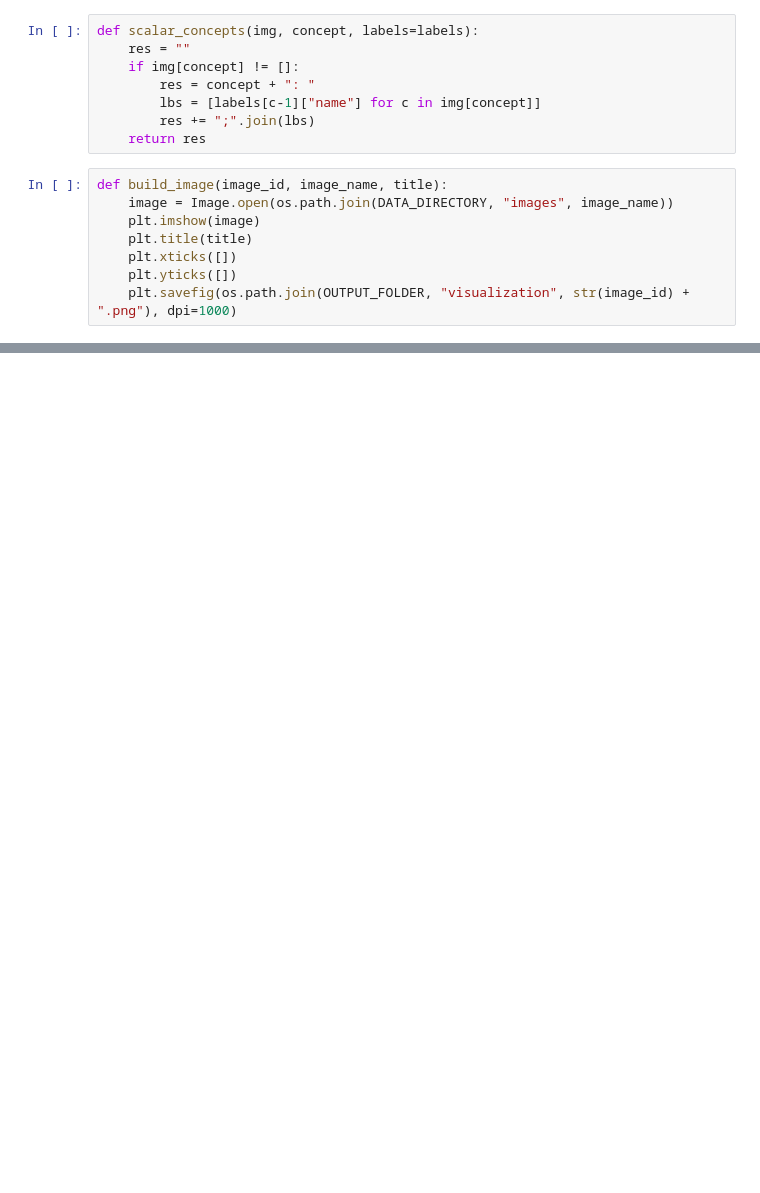
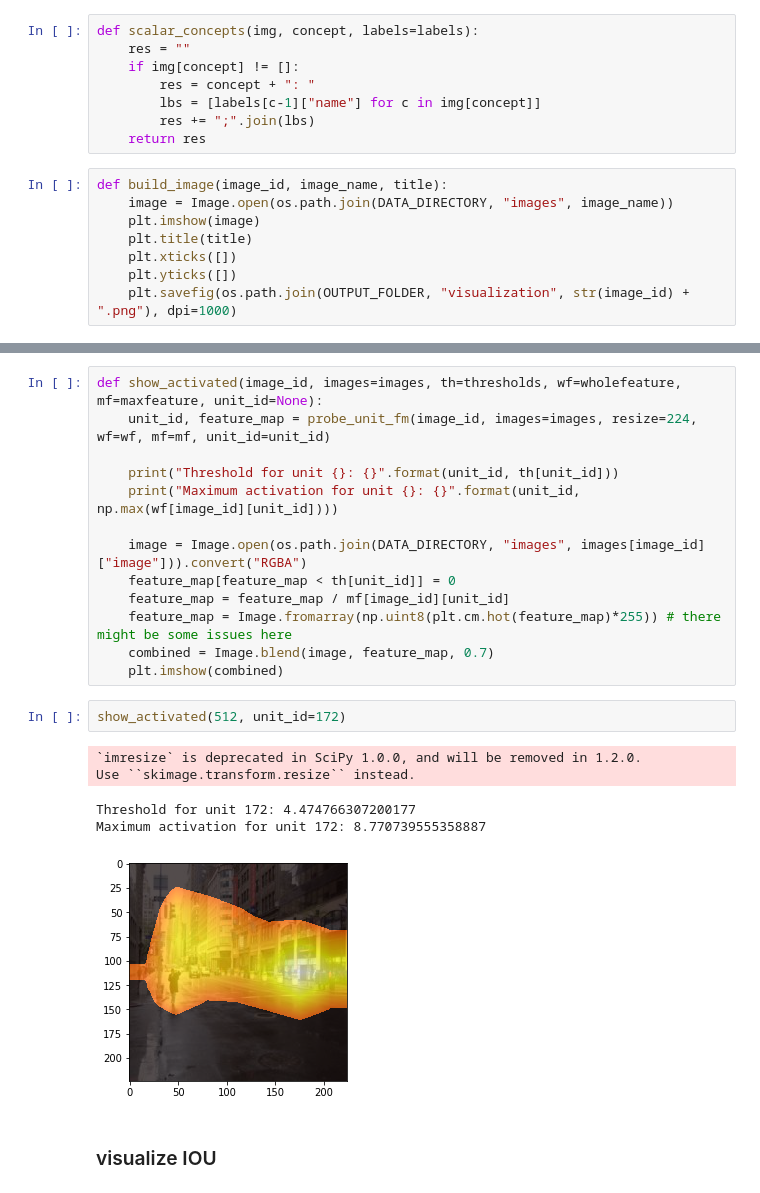
Before and after one commit to LC1905/ENL_NetDissect, a Jupyter notebook: visualization.ipynb, the cells around one changed output, grey strips where cells are left out. Cells and saved outputs as stored; diff of their text form; blank space fills up the shorter version.

```diff
--- a/visualization.ipynb
+++ b/visualization.ipynb
@@ -266,0 +291,23 @@ view
+# %%
+def show_activated(image_id, images=images, th=thresholds, wf=wholefeature, mf=maxfeature, unit_id=None):
+    unit_id, feature_map = probe_unit_fm(image_id, images=images, resize=224, wf=wf, mf=mf, unit_id=unit_id)
+
+    print("Threshold for unit {}: {}".format(unit_id, th[unit_id]))
+    print("Maximum activation for unit {}: {}".format(unit_id, np.max(wf[image_id][unit_id])))
+
+    image = Image.open(os.path.join(DATA_DIRECTORY, "images", images[image_id]["image"])).convert("RGBA")
+    feature_map[feature_map < th[unit_id]] = 0
+    feature_map = feature_map / mf[image_id][unit_id]
+    feature_map = Image.fromarray(np.uint8(plt.cm.hot(feature_map)*255)) # there might be some issues here
+    combined = Image.blend(image, feature_map, 0.7)
+    plt.imshow(combined)
+# %%
+show_activated(512, unit_id=172)
+# %% [output]
+`imresize` is deprecated in SciPy 1.0.0, and will be removed in 1.2.0.
+Use ``skimage.transform.resize`` instead.
+Threshold for unit 172: 4.474766307200177
+Maximum activation for unit 172: 8.770739555358887
+[figure, added]
+# %% [markdown]
+### visualize IOU
```
Also changed, not shown: parts of 23 cells of this notebook.
